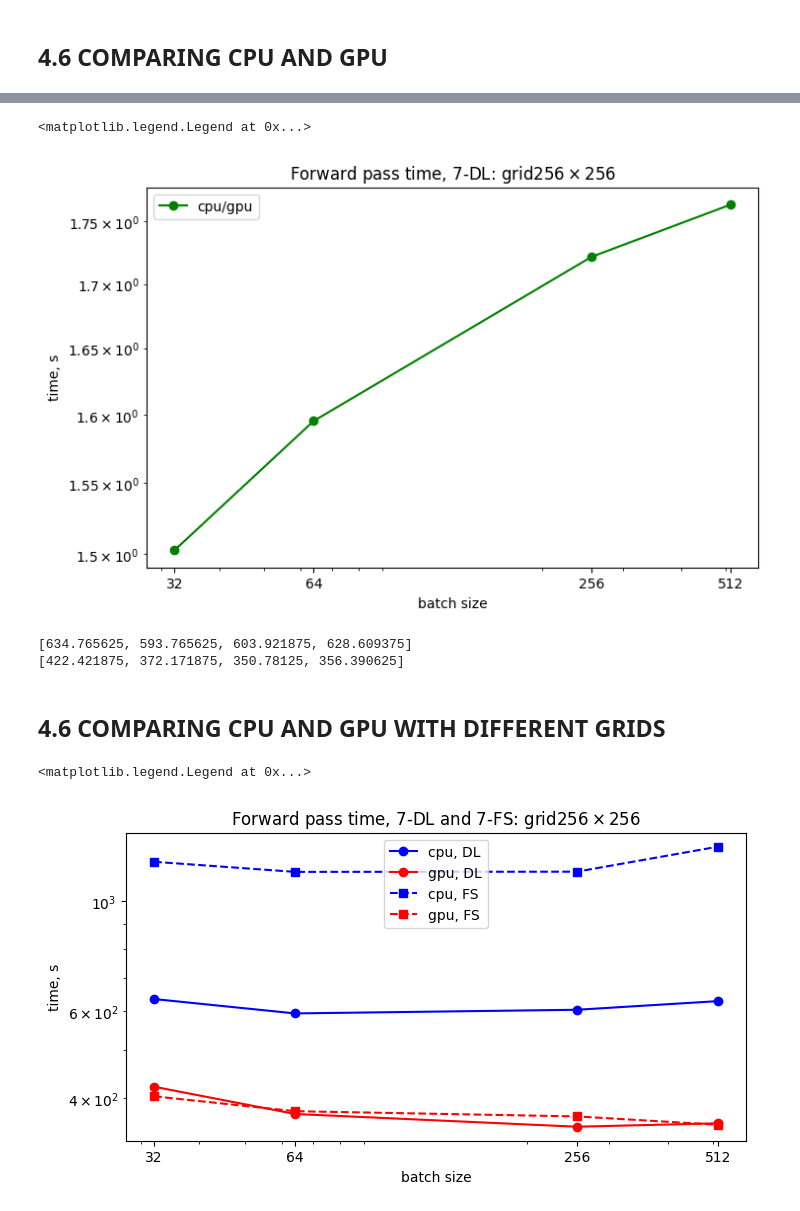
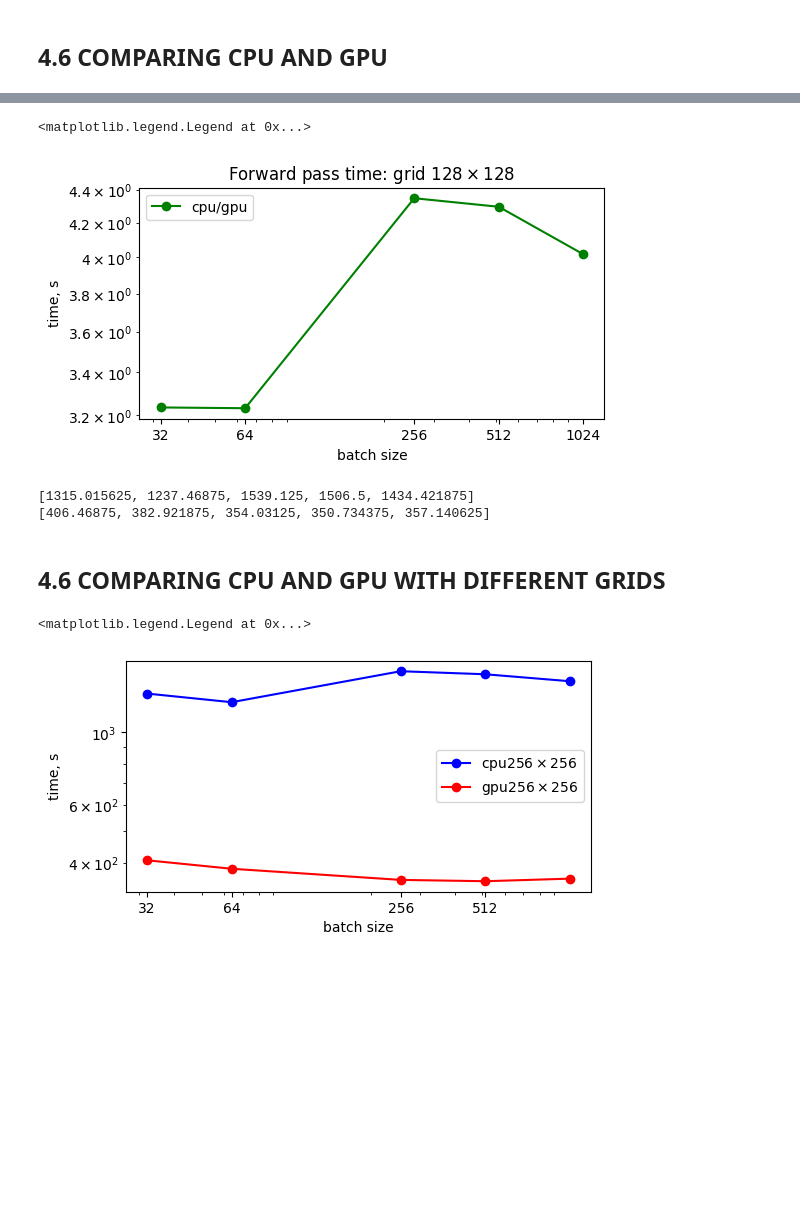
Before and after one commit to CompPhysLab/SVETlANNa.docs, a Jupyter notebook: GPU/512_optical_setup.ipynb, the cells around one changed output, grey strips where cells are left out. Saved outputs shown, nothing was run; the diff lists cells and outputs as text; code cells hidden in the pictures; blank space fills up the shorter version.

```diff
--- a/GPU/512_optical_setup.ipynb
+++ b/GPU/512_optical_setup.ipynb
@@ -114,7 +114,7 @@ print(f'neuron size = {neuron_size * 1e6:.3f} um')
 # %% [output]
 neuron size = 397.225 um
 # %%
-DETECTOR_SIZE = (256, 256)  # from the extended article!
+DETECTOR_SIZE = (512, 512)  # from the extended article!
 # an actual zone where weights will be updated during a training process
 # %% [markdown]
 **<span style="color:red">Difference.</span>** We will use `'AS'` method for `FreeSpace`'s, but we wont increase a size of a layer in `SimulationParameters` (i.e. numerical mesh)!
@@ -851,6 +786,7 @@ params = [
 
 # cpu_times = {}
 gpu_times = {}
+batch_sizes = [32, 64, 256, 512, 1024]
 
 for i, param in enumerate(params):
     # cpu_times_ = []
@@ -869,9 +805,7 @@ for i, param in enumerate(params):
 
         SIM_PARAMS = SIM_PARAMS.to('cuda')
 
-        # optical_setup = get_setup_upd(2)
-        # optical_setup = get_setup_fs(7)
-        optical_setup = get_setup_dl(7)
+        optical_setup = get_setup_upd(2)
 
         net = optical_setup.net.to('cuda')
         start = time.process_time()
@@ -920,6 +854,8 @@ params = [
 ]
 
 cpu_times = {}
+# gpu_times = {}
+batch_sizes = [32, 64, 256, 512, 1024]
 
 for i, param in enumerate(params):
     cpu_times_ = []
@@ -938,9 +874,7 @@ for i, param in enumerate(params):
 
         SIM_PARAMS = SIM_PARAMS.to('cpu')
 
-        # optical_setup = get_setup_upd(2)
-        # optical_setup = get_setup_fs(7)
-        optical_setup = get_setup_dl(7)
+        optical_setup = get_setup_upd(2)
 
 
         net = optical_setup.net.to('cpu')
@@ -983,22 +917,22 @@ plt.legend()
 # %%
-plt.figure(figsize=(8, 5))
-plt.title('Forward pass time, 7-DL: grid' + rf"${DETECTOR_SIZE[0]}\times{DETECTOR_SIZE[1]}$")
+plt.figure(figsize=(6, 3))
+plt.title(r'Forward pass time: grid $128\times128$')
 plt.plot(batch_sizes,  np.array(cpu_times[0]) / np.array(gpu_times[0]), '-o', label='cpu/gpu', color="green")
 # plt.plot(batch_sizes, , '-o', label='gpu', color="red")
 plt.yscale('log')
 plt.xscale('log')
-plt.xticks(batch_sizes, batch_sizes)
+plt.xticks([32, 64, 256, 512, 1024], [32, 64, 256, 512, 1024])
 plt.xlabel('batch size')
 plt.ylabel('time, s')
 plt.legend()
 # %% [output]
 <matplotlib.legend.Legend at 0x...>
-[figure, old version]
+[figure, new version]
 # %%
-# print(cpu_times[0])
-# print(gpu_times[0])
+print(cpu_times[0])
+print(gpu_times[0])
 # %% [output]
-[634.765625, 593.765625, 603.921875, 628.609375]
-[422.421875, 372.171875, 350.78125, 356.390625]
+[1315.015625, 1237.46875, 1539.125, 1506.5, 1434.421875]
+[406.46875, 382.921875, 354.03125, 350.734375, 357.140625]
 # %% [markdown]
 ## 4.6 COMPARING CPU AND GPU WITH DIFFERENT GRIDS
@@ -1008,17 +942,17 @@ plt.legend()
 # %%
-# plt.figure(figsize=(8, 4))
-# plt.title('Forward pass time, 7-DL and 7-FS: grid' + rf"${DETECTOR_SIZE[0]}\times{DETECTOR_SIZE[1]}$")
-# plt.plot(batch_sizes, cpu_times[0], '-o', label=r'cpu, DL', color="blue")
-# plt.plot(batch_sizes, gpu_times[0], '-o', label=r'gpu, DL', color="red")
-# plt.plot(batch_sizes, cpu_times_fs, '--s', label=r'cpu, FS', color="blue")
-# plt.plot(batch_sizes, gpu_times_fs, '--s', label=r'gpu, FS', color="red")
-# plt.yscale('log')
-# plt.xscale('log')
-# plt.xticks(batch_sizes, batch_sizes)
-# plt.xlabel('batch size')
-# plt.ylabel('time, s')
-# plt.legend()
+plt.figure(figsize=(6, 3))
+# plt.title(r'Forward pass time: grid $128\times128$')
+plt.plot(batch_sizes, cpu_times[0], '-o', label=r'cpu$256\times256$', color="blue")
+plt.plot(batch_sizes, gpu_times[0], '-o', label=r'gpu$256\times256$', color="red")
+# plt.plot(batch_sizes, cpu_times_128, '--s', label=r'cpu$128\times128$', color="blue")
+# plt.plot(batch_sizes, gpu_times_128, '--s', label=r'gpu$256\times128$', color="red")
+plt.yscale('log')
+plt.xscale('log')
+plt.xticks([32, 64, 256, 512], [32, 64, 256, 512])
+plt.xlabel('batch size')
+plt.ylabel('time, s')
+plt.legend()
 # %% [output]
 <matplotlib.legend.Legend at 0x...>
-[figure, old version]
+[figure, new version]
 # %%
```
Also changed, not shown: parts of 16 cells of this notebook, 6 other files.
